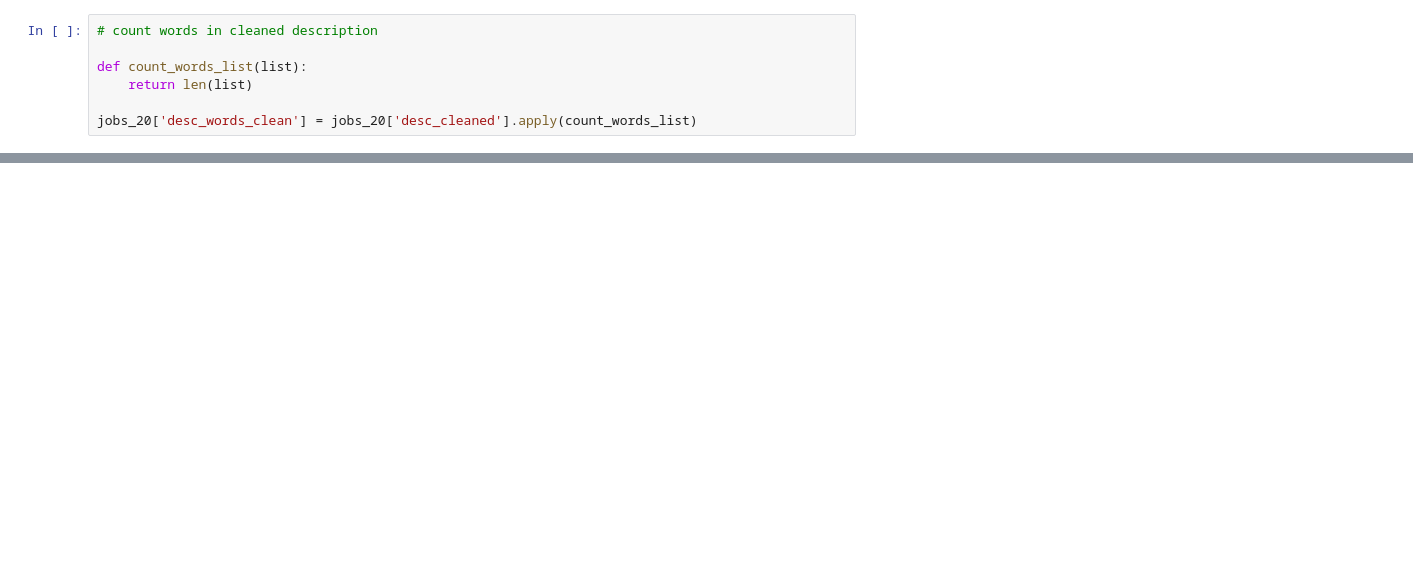
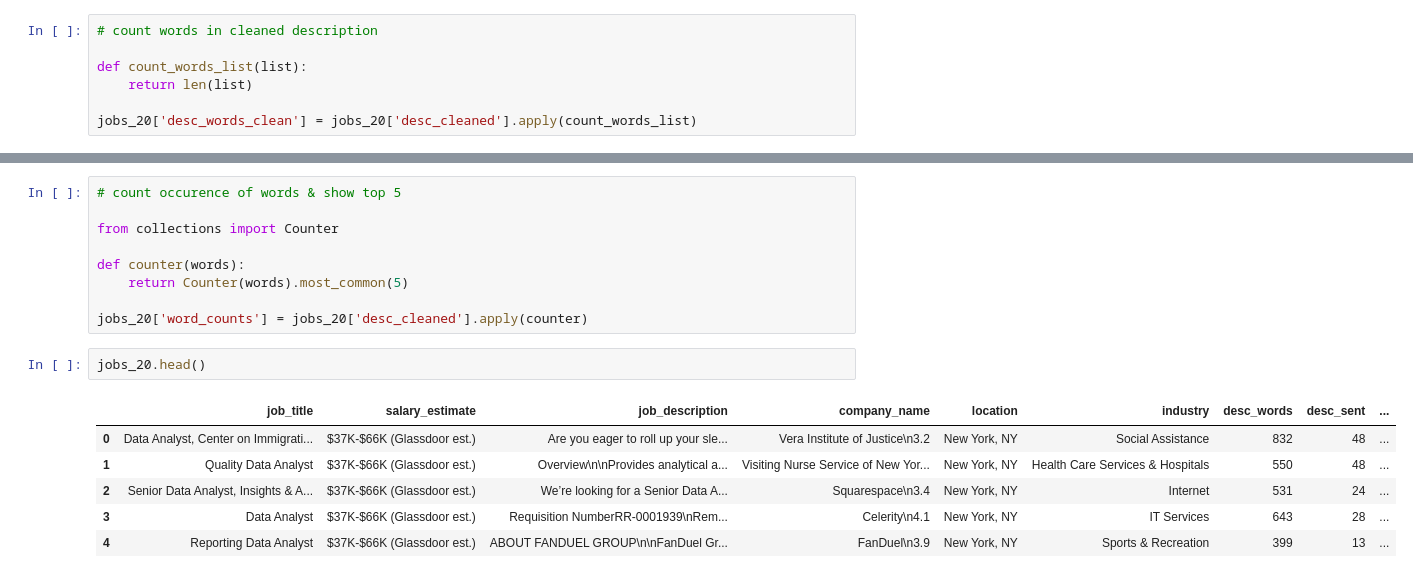
Before and after one commit to KristinaGol/Capstone-Project-DataCVPro, a Jupyter notebook: job_descriptions_20_NLP.ipynb, the cells around one changed output, grey strips where cells are left out. Cells and saved outputs as stored; diff of their text form; blank space fills up the shorter version.

```diff
--- a/job_descriptions_20_NLP.ipynb
+++ b/job_descriptions_20_NLP.ipynb
@@ -160,0 +160,18 @@ jobs_20.describe()
+# %%
+# count occurence of words & show top 5
+
+from collections import Counter
+
+def counter(words):
+    return Counter(words).most_common(5)
+
+jobs_20['word_counts'] = jobs_20['desc_cleaned'].apply(counter)
+# %%
+jobs_20.head()
+# %% [output]
+|  | job_title | salary_estimate | job_description | company_name | location | industry | desc_words | desc_sent | ... |
+| 0 | Data Analyst, Center on Immigrati... | $37K-$66K (Glassdoor est.) | Are you eager to roll up your sle... | Vera Institute of Justice\n3.2 | New York, NY | Social Assistance | 832 | 48 | ... |
+| 1 | Quality Data Analyst | $37K-$66K (Glassdoor est.) | Overview\n\nProvides analytical a... | Visiting Nurse Service of New Yor... | New York, NY | Health Care Services & Hospitals | 550 | 48 | ... |
+| 2 | Senior Data Analyst, Insights & A... | $37K-$66K (Glassdoor est.) | We’re looking for a Senior Data A... | Squarespace\n3.4 | New York, NY | Internet | 531 | 24 | ... |
+| 3 | Data Analyst | $37K-$66K (Glassdoor est.) | Requisition NumberRR-0001939\nRem... | Celerity\n4.1 | New York, NY | IT Services | 643 | 28 | ... |
+| 4 | Reporting Data Analyst | $37K-$66K (Glassdoor est.) | ABOUT FANDUEL GROUP\n\nFanDuel Gr... | FanDuel\n3.9 | New York, NY | Sports & Recreation | 399 | 13 | ... |
```
Also changed, not shown: parts of 14 cells of this notebook.
